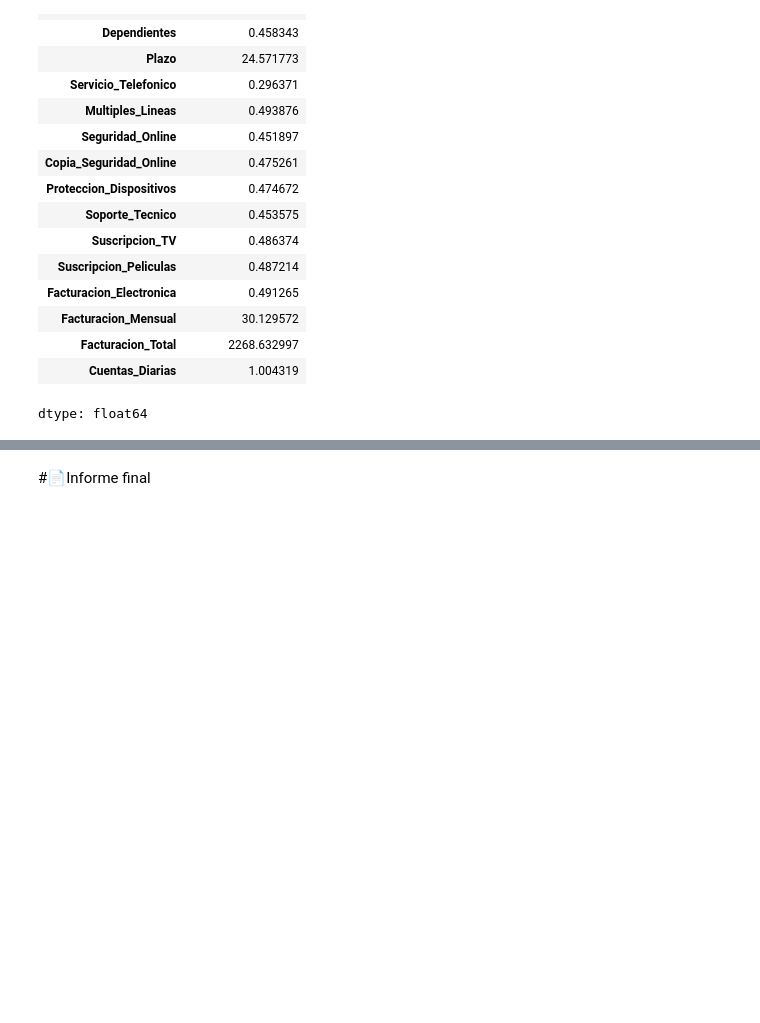
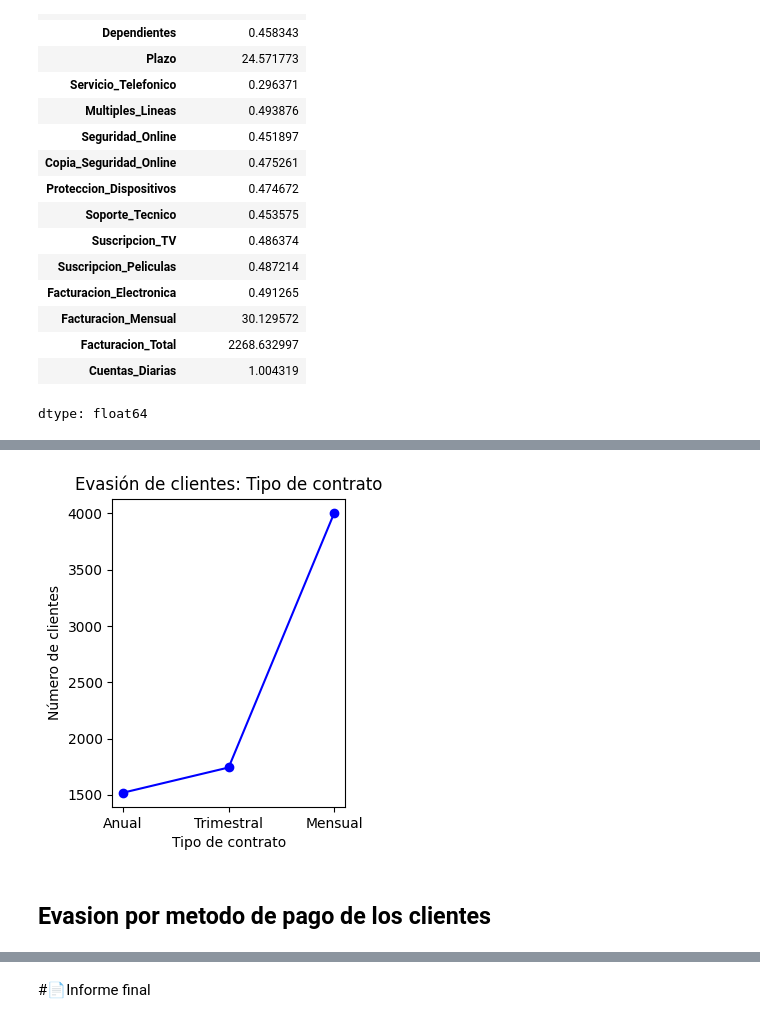
Before and after one commit to AbiFani/Challenge_TelecomX_Latam, a Jupyter notebook: TelecomX_LATAM.ipynb, the cells around one changed output, grey strips where cells are left out. Drawn from its saved outputs; the diff is of its cells as text; code cells hidden in the pictures; blank space fills up the shorter version.

```diff
--- a/TelecomX_LATAM.ipynb
+++ b/TelecomX_LATAM.ipynb
@@ -706,0 +853,4 @@ dtype: float64
+# %%
+# modifica en nombre de la columna count por 'N°. de clientes'
+conteo_contrato.name = 'N°. de clientes'
+conteo_contrato
@@ -706,0 +864,4 @@ dtype: float64
+# %%
+# modificar el nombre de las filas en español
+conteo_contrato.index = ['Mensual', 'Trimestral', 'Anual']
+conteo_contrato
@@ -706,0 +874,4 @@ dtype: float64
+# %%
+# nombre del indice 'Tipo de contrato'
+conteo_contrato.index.name = 'Tipo de contrato'
+conteo_contrato
@@ -706,0 +885,4 @@ dtype: float64
+# %%
+# ordenalos de menor a mayor
+conteo_contrato = conteo_contrato.sort_values()
+conteo_contrato
@@ -706,0 +896,12 @@ dtype: float64
+# %%
+# realiza un grafico de lineas de menor al mayor
+plt.figure(figsize=(3,4))
+plt.plot(conteo_contrato.index, conteo_contrato.values, marker='o', linestyle='-', color='blue')
+plt.title('Evasión de clientes: Tipo de contrato')
+plt.xlabel('Tipo de contrato')
+plt.ylabel('Número de clientes')
+plt.show()
+# %% [output]
+[figure, added]
+# %% [markdown]
+## Evasion por metodo de pago de los clientes
```
Also changed, not shown: parts of 80 cells of this notebook.
